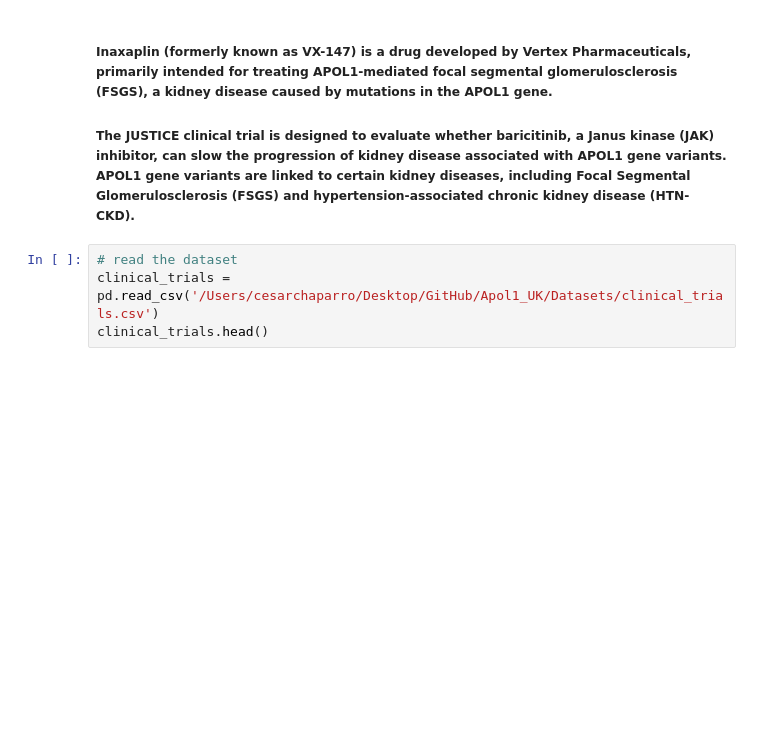
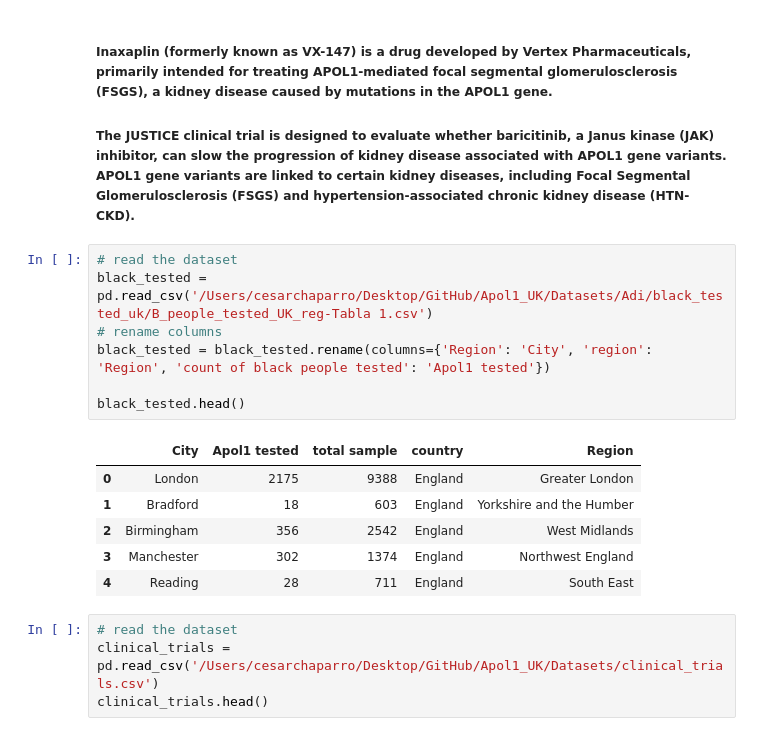
Before and after one commit to CesarChaparro1974/Dashboard-Development-for-Apol1-patients-in-UK, a Jupyter notebook: Project/notebook.ipynb, the cells around one changed output. Cells and saved outputs as stored; diff of their text form; blank space fills up the shorter version.

```diff
--- a/Project/notebook.ipynb
+++ b/Project/notebook.ipynb
@@ -314,6 +314,20 @@ Arrived 14-23 years ago
 # %% [markdown]
 ##### Inaxaplin (formerly known as VX-147) is a drug developed by Vertex Pharmaceuticals, primarily intended for treating APOL1-mediated focal segmental glomerulosclerosis (FSGS), a kidney disease caused by mutations in the APOL1 gene.
 ##### The JUSTICE clinical trial is designed to evaluate whether baricitinib, a Janus kinase (JAK) inhibitor, can slow the progression of kidney disease associated with APOL1 gene variants. APOL1 gene variants are linked to certain kidney diseases, including Focal Segmental Glomerulosclerosis (FSGS) and hypertension-associated chronic kidney disease (HTN-CKD).
+# %%
+# read the dataset
+black_tested = pd.read_csv('/Users/cesarchaparro/Desktop/GitHub/Apol1_UK/Datasets/Adi/black_tested_uk/B_people_tested_UK_reg-Tabla 1.csv')
+# rename columns
+black_tested = black_tested.rename(columns={'Region': 'City', 'region': 'Region', 'count of black people tested': 'Apol1 tested'})
+
+black_tested.head()
+# %% [output]
+|  | City | Apol1 tested | total sample | country | Region |
+| 0 | London | 2175 | 9388 | England | Greater London |
+| 1 | Bradford | 18 | 603 | England | Yorkshire and the Humber |
+| 2 | Birmingham | 356 | 2542 | England | West Midlands |
+| 3 | Manchester | 302 | 1374 | England | Northwest England |
+| 4 | Reading | 28 | 711 | England | South East |
 # %%
 # read the dataset
 clinical_trials = pd.read_csv('/Users/cesarchaparro/Desktop/GitHub/Apol1_UK/Datasets/clinical_trials.csv')
```
Also changed, not shown: parts of 13 cells of this notebook, 36 other files.
